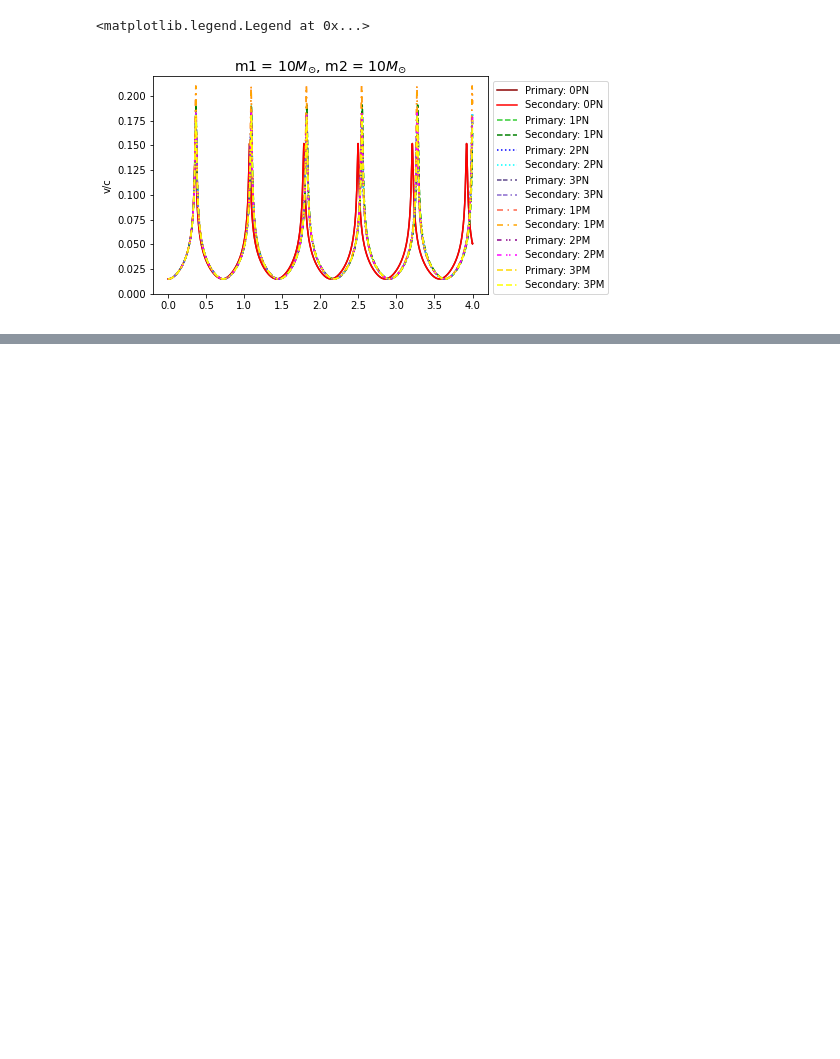
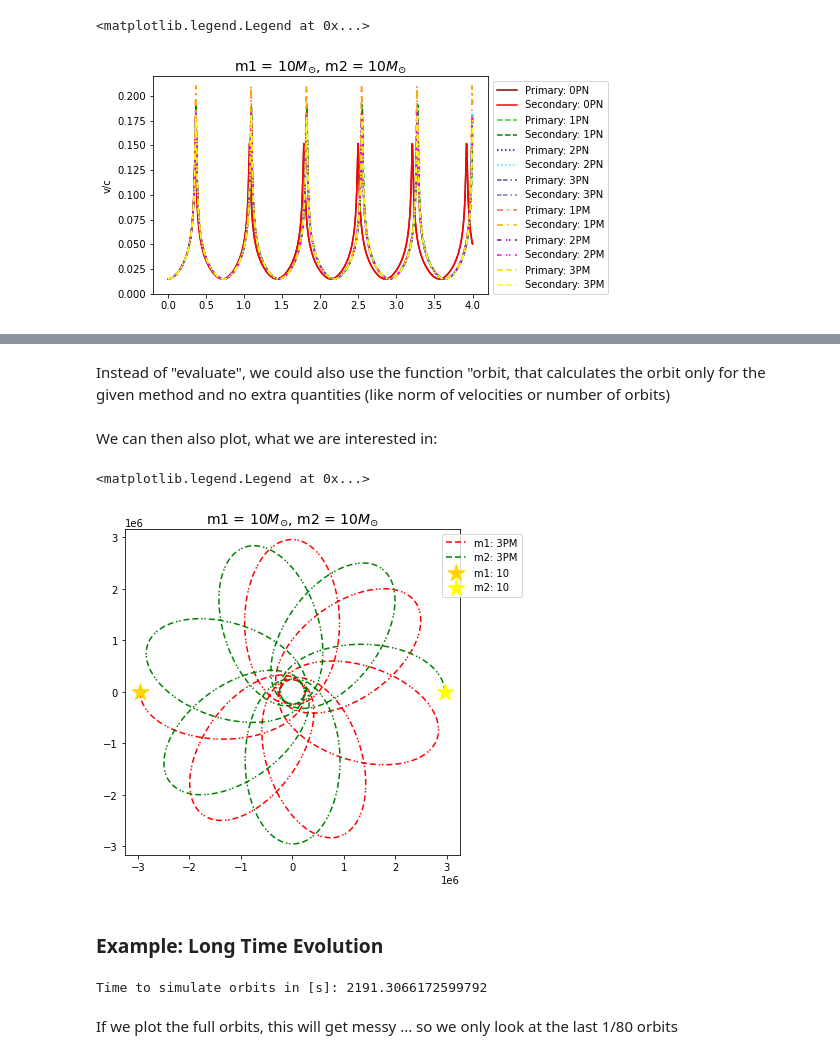
Before and after one commit to larabohnenblust/OrbitIntegration, a Jupyter notebook: MinimalExample.ipynb, the cells around one changed output, grey strips where cells are left out. Saved outputs shown, nothing was run; the diff lists cells and outputs as text; code cells hidden in the pictures; blank space fills up the shorter version.

```diff
--- a/MinimalExample.ipynb
+++ b/MinimalExample.ipynb
@@ -281,0 +234,22 @@ Number of Orbits:
+# %% [markdown]
+Instead of "evaluate", we could also use the function "orbit, that calculates the orbit only for the given method and no extra quantities (like norm of velocities or number of orbits)
+# %%
+r1_1PN, r2_1PN,v1_1PN,v2_1PN,r_1PN,p_1PN,E_1PN,T_1PN = orbit(r01,r02,v01,v02,m1,m2,t0,tend,N0, method = "PN", order = 1)
+#The velocity is here still d-dim, so v1_1PN is a dxN dimensional array
+# %% [markdown]
+We can then also plot, what we are interested in:
+# %%
+plt.figure(figsize =(6,6))
+plt.title(r"m1 = "+str(m1)+"$M_{\odot}$, m2 = "+str(m2)+"$M_{\odot}$", size = 14, pad = 6)
+#Initial position of Star/BH
+plt.scatter(r1_1PN[0,0], r1_1PN[1,0], s = 2*area, marker = "*", color = "gold", zorder = 10, label = "m1: "+str(m1))
+plt.plot(r1_1PN[0,:],r1_1PN[1,:], linestyle = linestyles[i], color = colors[0], label = "m1: "+labels[i])
+plt.scatter(r2_1PN[0,0], r2_1PN[1,0], s = 2*area, marker = "*", color = "yellow", zorder = 10, label = "m2: "+str(m2))
+plt.plot(r2_1PN[0,:],r2_1PN[1,:], linestyle = linestyles[i], color = colors[1], label = "m2: "+labels[i])
+plt.axis('equal')
+plt.legend(bbox_to_anchor=(1.2,1))
+# %% [output]
+<matplotlib.legend.Legend at 0x...>
+[figure, added]
+# %% [markdown]
+### Example: Long Time Evolution
@@ -281,0 +266,6 @@ Number of Orbits:
+# %%
+rcart_l,r_l,E_l,T_l,v1_l,v2_l,phi_l,no_l = evaluate(r01,r02,v01,v02,m1,m2,t0,tend,N)
+# %% [output]
+Time to simulate orbits in [s]: 2191.3066172599792
+# %% [markdown]
+If we plot the full orbits, this will get messy ... so we only look at the last 1/80 orbits
```
Also changed, not shown: parts of 33 cells of this notebook.
